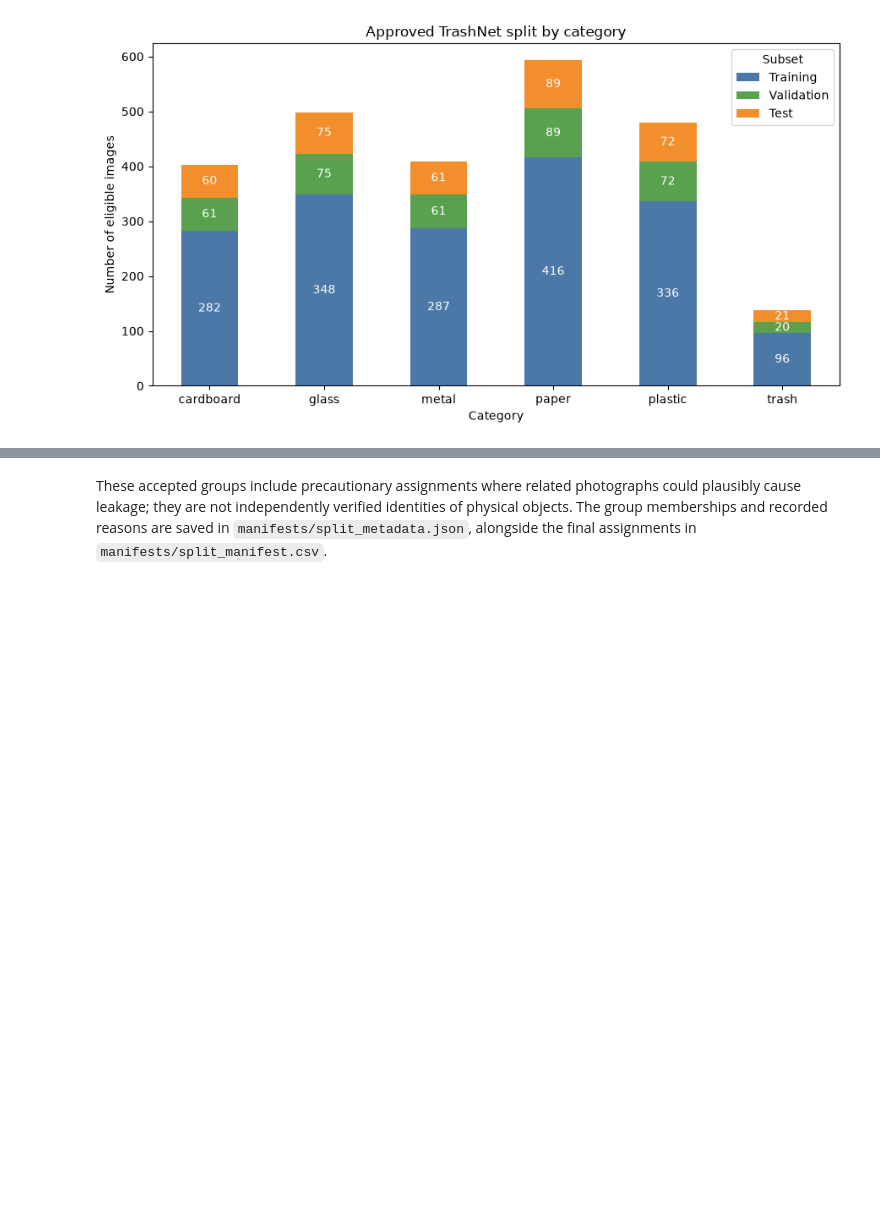
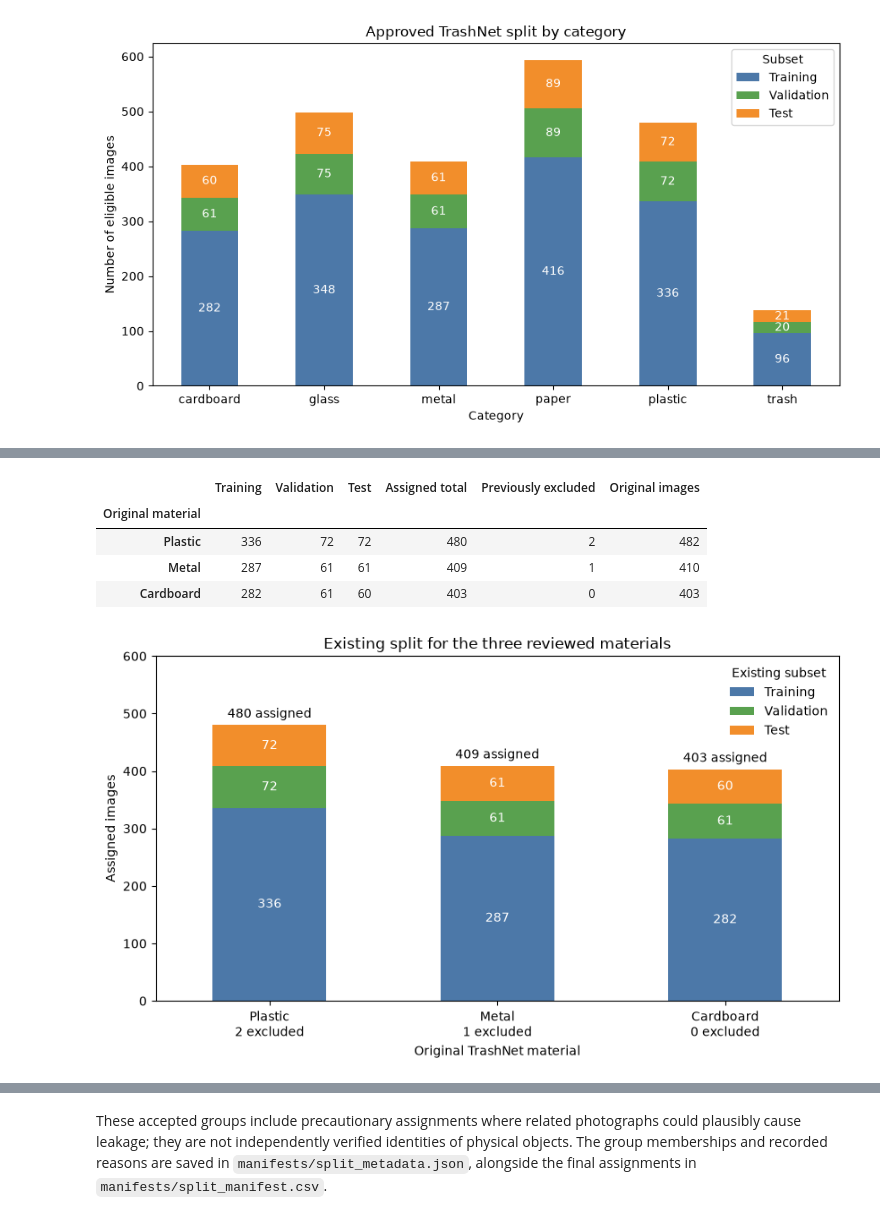
Before and after one commit to dspedrazag/WasteWise, a Jupyter notebook: playground.ipynb, the cells around one changed output, grey strips where cells are left out. Saved outputs shown, nothing was run; the diff lists cells and outputs as text; code cells hidden in the pictures; blank space fills up the shorter version.

Commit message:
Add item-level review and UF recycling rules for Milestone 4

```diff
--- a/playground.ipynb
+++ b/playground.ipynb
@@ -490,3 +514,54 @@ plt.show()
+# %%
+import matplotlib.pyplot as plt
+
+review_materials = ["plastic", "metal", "cardboard"]
+review_material_names = [material.title() for material in review_materials]
+# Reuse the counts calculated from the existing split manifest above.
+review_split_counts = class_split_counts.reindex(
+    index=review_materials, columns=subset_order, fill_value=0)
+review_excluded_counts = exclusions["original_label"].value_counts().reindex(
+    review_materials, fill_value=0)
+review_source_counts = inventory["label"].value_counts().reindex(
+    review_materials, fill_value=0)
+
+review_split_table = review_split_counts.rename(columns=subset_names).copy()
+review_split_table["Assigned total"] = review_split_counts.sum(axis=1)
+review_split_table["Previously excluded"] = review_excluded_counts
+review_split_table["Original images"] = review_source_counts
+review_split_table.index = review_material_names
+review_split_table.index.name = "Original material"
+review_split_table.columns.name = None
+display(review_split_table)
+
+fig, ax = plt.subplots(figsize=(8.5, 5))
+review_split_counts.rename(columns=subset_names).plot.bar(
+    ax=ax, stacked=True, color=["#4c78a8", "#59a14f", "#f28e2b"], rot=0)
+for container in ax.containers:
+    ax.bar_label(container, labels=[str(int(v)) if v else "" for v in container.datavalues],
+                 label_type="center", color="white", fontsize=10)
+review_assigned_totals = review_split_counts.sum(axis=1)
+for position, total in enumerate(review_assigned_totals):
+    ax.annotate(f"{int(total):,} assigned", (position, total), xytext=(0, 6),
+                textcoords="offset points", ha="center", fontsize=10)
+ax.set_xticks(range(len(review_materials)), [
+    f"{name}\n{int(review_excluded_counts.loc[material])} excluded"
+    for material, name in zip(review_materials, review_material_names)
+])
+ax.set_ylim(0, max(int(review_assigned_totals.max()), 1) * 1.25)
+ax.set_title("Existing split for the three reviewed materials")
+ax.set_xlabel("Original TrashNet material")
+ax.set_ylabel("Assigned images")
+ax.legend(title="Existing subset", frameon=False)
+fig.tight_layout()
+display(fig)
+plt.close(fig)
+# %% [output]
+|  | Training | Validation | Test | Assigned total | Previously excluded | Original images |
+| Original material |  |  |  |  |  |  |
+| Plastic | 336 | 72 | 72 | 480 | 2 | 482 |
+| Metal | 287 | 61 | 61 | 409 | 1 | 410 |
+| Cardboard | 282 | 61 | 60 | 403 | 0 | 403 |
+[figure, added]
 # %% [markdown]
 ### Related images and leakage limitations
 
```
Also changed, not shown: parts of 21 cells of this notebook, 8 other files.
